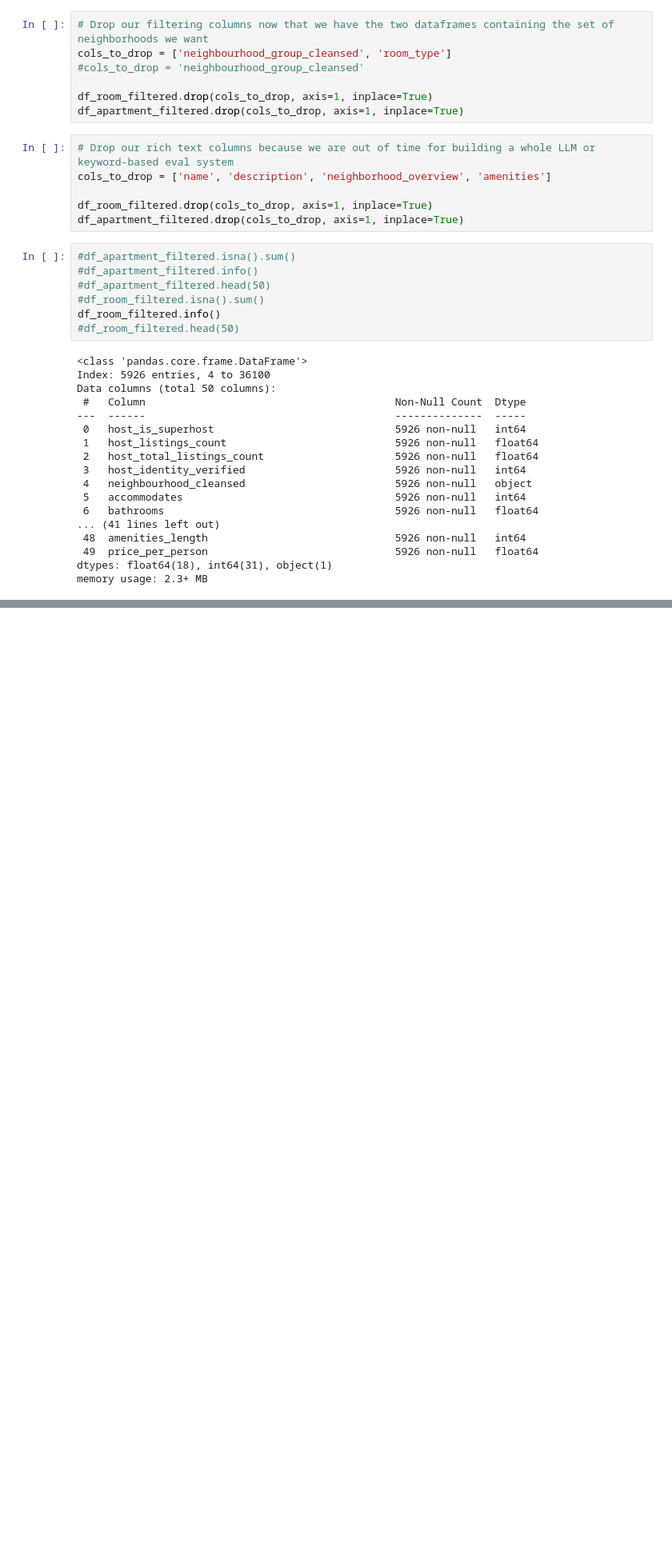
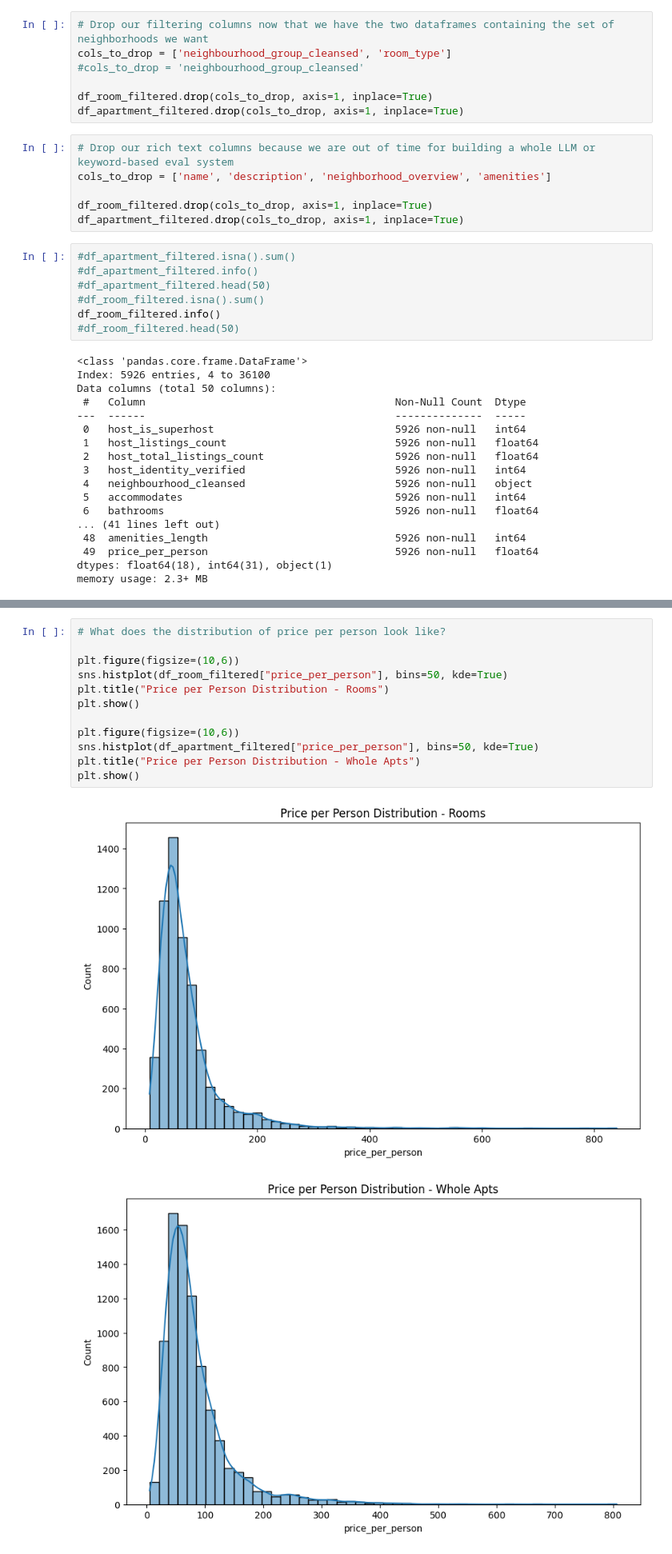
Before and after one commit to wikey/2025dataproject, a Jupyter notebook: project.ipynb, the cells around one changed output, grey strips where cells are left out. Shown at 80% size. Drawn from its saved outputs; the diff is of its cells as text; blank space fills up the shorter version.

```diff
--- a/project.ipynb
+++ b/project.ipynb
@@ -251,0 +284,15 @@ memory usage: 2.3+ MB
+# %%
+# What does the distribution of price per person look like?
+
+plt.figure(figsize=(10,6))
+sns.histplot(df_room_filtered["price_per_person"], bins=50, kde=True)
+plt.title("Price per Person Distribution - Rooms")
+plt.show()
+
+plt.figure(figsize=(10,6))
+sns.histplot(df_apartment_filtered["price_per_person"], bins=50, kde=True)
+plt.title("Price per Person Distribution - Whole Apts")
+plt.show()
+# %% [output]
+[figure, added]
+[figure, added]
```
Also changed, not shown: parts of 7 cells of this notebook.
